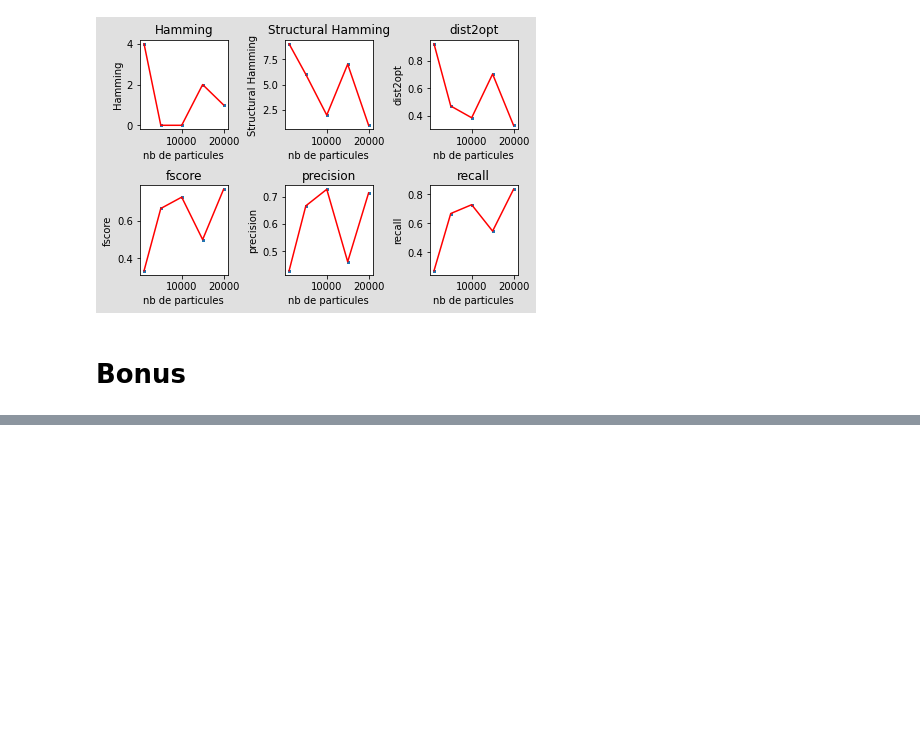
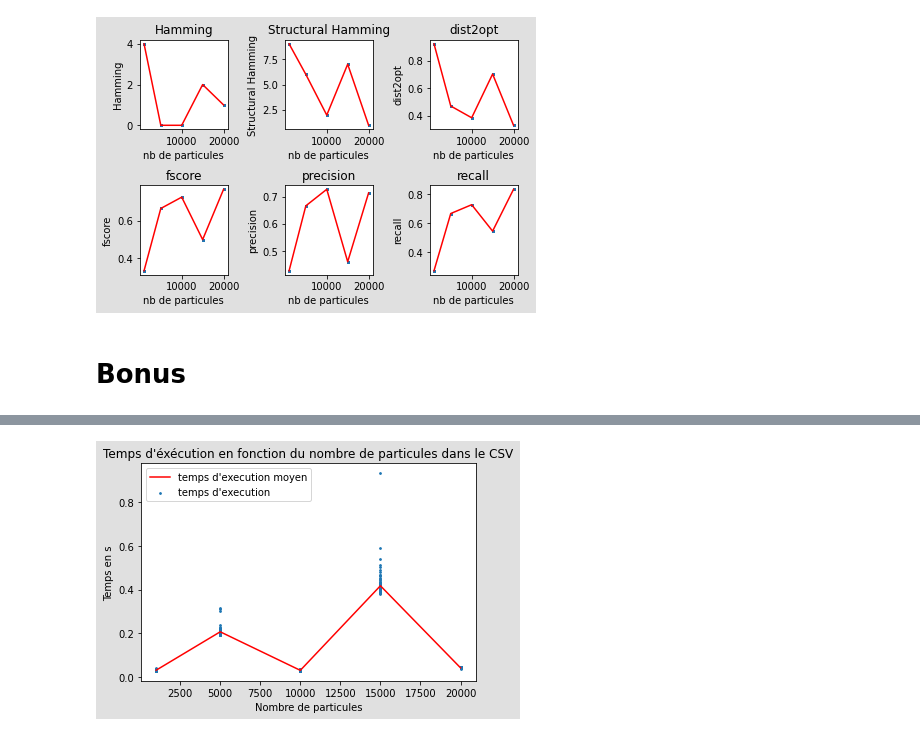
Before and after one commit to davidPinaud/BN_PCSTABLE, a Jupyter notebook: test_projet_MADI.ipynb, the cells around one changed output, grey strips where cells are left out. Drawn from its saved outputs; the diff is of its cells as text; code cells hidden in the pictures; blank space fills up the shorter version.

```diff
--- a/test_projet_MADI.ipynb
+++ b/test_projet_MADI.ipynb
@@ -629,0 +1068,4 @@ TypeError: 'SwigPyObject' object is not iterable
+# %%
+plot_testTempsExec_EnFonction_NbParticules(*testTempsExec_EnFonction_NbParticules(learn_PC_CSS_Version2))
+# %% [output]
+[figure, added]
```
Also changed, not shown: parts of 49 cells of this notebook, 14 other files.
